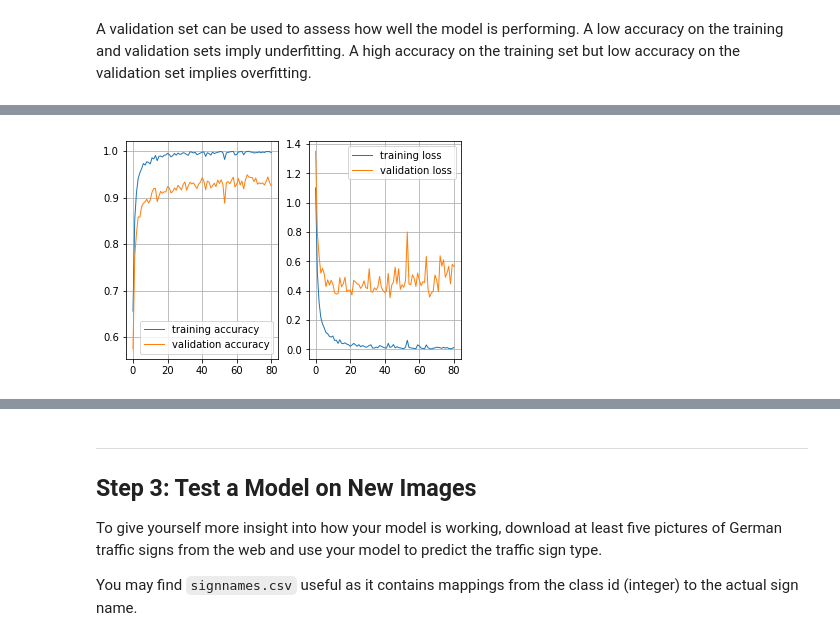
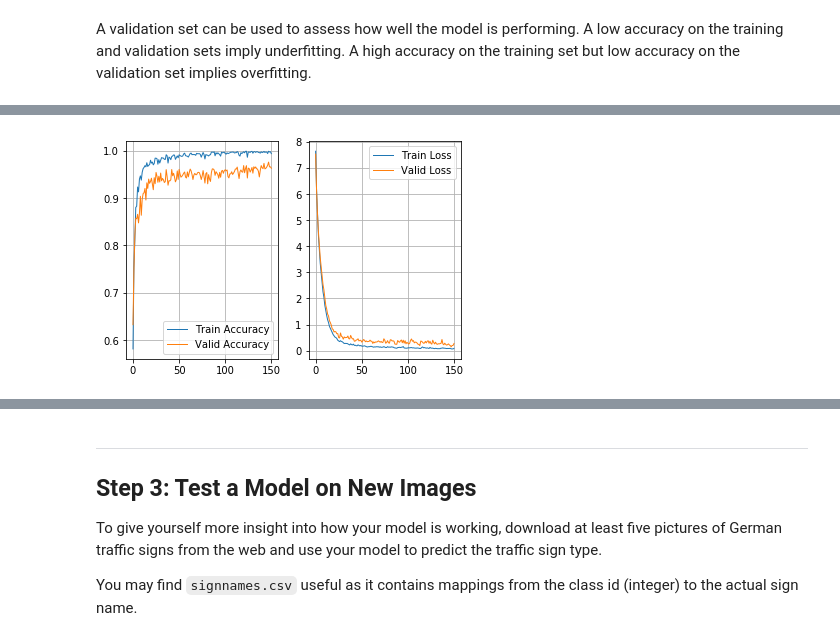
Before and after one commit to fengjihua/CarND-Traffic-Sign-Classifier-P2, a Jupyter notebook: Traffic_Sign_Classifier.ipynb, the cells around one changed output, grey strips where cells are left out. Cells and saved outputs as stored; diff of their text form; code cells hidden in the pictures.

```diff
--- a/Traffic_Sign_Classifier.ipynb
+++ b/Traffic_Sign_Classifier.ipynb
@@ -210,51 +284,55 @@ def LeNet(x):
     sigma = 0.1
     keep_prob = 1.0
 
-    # SOLUTION: Layer 1: Convolutional. Input = 32x32x3. Output = 28x28x6.
-    conv1_W = tf.Variable(tf.truncated_normal(shape=(5, 5, 3, 6), mean = mu, stddev = sigma))
-    conv1_b = tf.Variable(tf.zeros(6))
+    # SOLUTION: Layer 1: Convolutional. Input = 32x32x3. Output = 28x28x64.
+#     conv1_W = tf.Variable(tf.truncated_normal(shape=(5, 5, 3, 6), mean = mu, stddev = sigma))
+#     conv1_b = tf.Variable(tf.zeros(6))
+    conv1_W = tf.Variable(tf.truncated_normal(shape=(5, 5, 3, 64), mean = mu, stddev = sigma))
+    conv1_b = tf.Variable(tf.zeros(64))
     conv1   = tf.nn.conv2d(x, conv1_W, strides=[1, 1, 1, 1], padding='VALID', name='conv1') + conv1_b
 
     # SOLUTION: Activation.
     conv1 = tf.nn.relu(conv1)
 
-    # SOLUTION: Pooling. Input = 28x28x6. Output = 14x14x6.
+    # SOLUTION: Pooling. Input = 28x28x64. Output = 14x14x64.
     conv1 = tf.nn.max_pool(conv1, ksize=[1, 2, 2, 1], strides=[1, 2, 2, 1], padding='VALID')
 
-    # SOLUTION: Layer 2: Convolutional. Output = 10x10x16.
-    conv2_W = tf.Variable(tf.truncated_normal(shape=(5, 5, 6, 16), mean = mu, stddev = sigma))
-    conv2_b = tf.Variable(tf.zeros(16))
+    # SOLUTION: Layer 2: Convolutional. Output = 10x10x128.
+#     conv2_W = tf.Variable(tf.truncated_normal(shape=(5, 5, 6, 16), mean = mu, stddev = sigma))
+#     conv2_b = tf.Variable(tf.zeros(16))
+    conv2_W = tf.Variable(tf.truncated_normal(shape=(5, 5, 64, 128), mean = mu, stddev = sigma))
+    conv2_b = tf.Variable(tf.zeros(128))
     conv2   = tf.nn.conv2d(conv1, conv2_W, strides=[1, 1, 1, 1], padding='VALID', name='conv2') + conv2_b
 
     # SOLUTION: Activation.
     conv2 = tf.nn.relu(conv2)
 
-    # SOLUTION: Pooling. Input = 10x10x16. Output = 5x5x16.
+    # SOLUTION: Pooling. Input = 10x10x128. Output = 5x5x128.
     conv2 = tf.nn.max_pool(conv2, ksize=[1, 2, 2, 1], strides=[1, 2, 2, 1], padding='VALID')
 
-    # SOLUTION: Flatten. Input = 5x5x16. Output = 400.
+    # SOLUTION: Flatten. Input = 5x5x128. Output = 3200.
     fc0   = flatten(conv2)
 
-    # SOLUTION: Layer 3: Fully Connected. Input = 400. Output = 120.
-    fc1_W = tf.Variable(tf.truncated_normal(shape=(400, 120), mean = mu, stddev = sigma))
-    fc1_b = tf.Variable(tf.zeros(120))
+    # SOLUTION: Layer 3: Fully Connected. Input = 3200. Output = 1024.
+    fc1_W = tf.Variable(tf.truncated_normal(shape=(3200, 1024), mean = mu, stddev = sigma))
+    fc1_b = tf.Variable(tf.zeros(1024))
     fc1   = tf.matmul(fc0, fc1_W) + fc1_b
 
     # SOLUTION: Activation.
     fc1    = tf.nn.relu(fc1)
     fc1 = tf.nn.dropout(fc1, keep_prob)
 
-    # SOLUTION: Layer 4: Fully Connected. Input = 120. Output = 84.
-    fc2_W  = tf.Variable(tf.truncated_normal(shape=(120, 84), mean = mu, stddev = sigma))
-    fc2_b  = tf.Variable(tf.zeros(84))
+    # SOLUTION: Layer 4: Fully Connected. Input = 1024. Output = 512.
+    fc2_W  = tf.Variable(tf.truncated_normal(shape=(1024, 512), mean = mu, stddev = sigma))
+    fc2_b  = tf.Variable(tf.zeros(512))
     fc2    = tf.matmul(fc1, fc2_W) + fc2_b
 
     # SOLUTION: Activation.
     fc2    = tf.nn.relu(fc2)
     fc2 = tf.nn.dropout(fc2, keep_prob)
 
-    # SOLUTION: Layer 5: Fully Connected. Input = 84. Output = n_classes(43).
-    fc3_W  = tf.Variable(tf.truncated_normal(shape=(84, n_classes), mean = mu, stddev = sigma))
+    # SOLUTION: Layer 5: Fully Connected. Input = 512. Output = n_classes(43).
+    fc3_W  = tf.Variable(tf.truncated_normal(shape=(512, n_classes), mean = mu, stddev = sigma))
     fc3_b  = tf.Variable(tf.zeros(n_classes))
     logits = tf.matmul(fc2, fc3_W) + fc3_b
 
@@ -295,7 +373,7 @@ logits, regularizers = LeNet(x) # (n,43)
 cross_entropy = tf.nn.softmax_cross_entropy_with_logits(labels=one_hot_y, logits=logits) # (n,43)
 loss_operation = tf.reduce_mean(cross_entropy)
 # L2 regularization for the fully connected parameters. Add regularization to loss term
-# loss_operation += factor * regularizers
+loss_operation += factor * regularizers
 
 optimizer = tf.train.AdamOptimizer(learning_rate = learning_rate)
 training_operation = optimizer.minimize(loss_operation)
@@ -383,20 +461,20 @@ Model saved
 # %%
 # Plot classification accuracy on both training and validation set for better visualization.
 fig = plt.figure()
 fig.add_subplot(121)
 plt.plot(train_accs, linewidth=1)
 plt.plot(valid_accs, linewidth=1)
-plt.legend(["training accuracy", "validation accuracy"], loc=4)
+plt.legend(["Train Accuracy", "Valid Accuracy"], loc=4)
 plt.grid(True)
 
 fig.add_subplot(122)
 plt.plot(train_loss, linewidth=1)
 plt.plot(valid_loss, linewidth=1)
-plt.legend(["training loss", "validation loss"], loc=1)
+plt.legend(["Train Loss", "Valid Loss"], loc=1)
 plt.grid(True)
 plt.show()
 # %% [output]
-[figure, old version]
+[figure, new version]
 # %%
 # Test the model
 with tf.Session() as sess:
```
Also changed, not shown: parts of 18 cells of this notebook, 17 other files.
